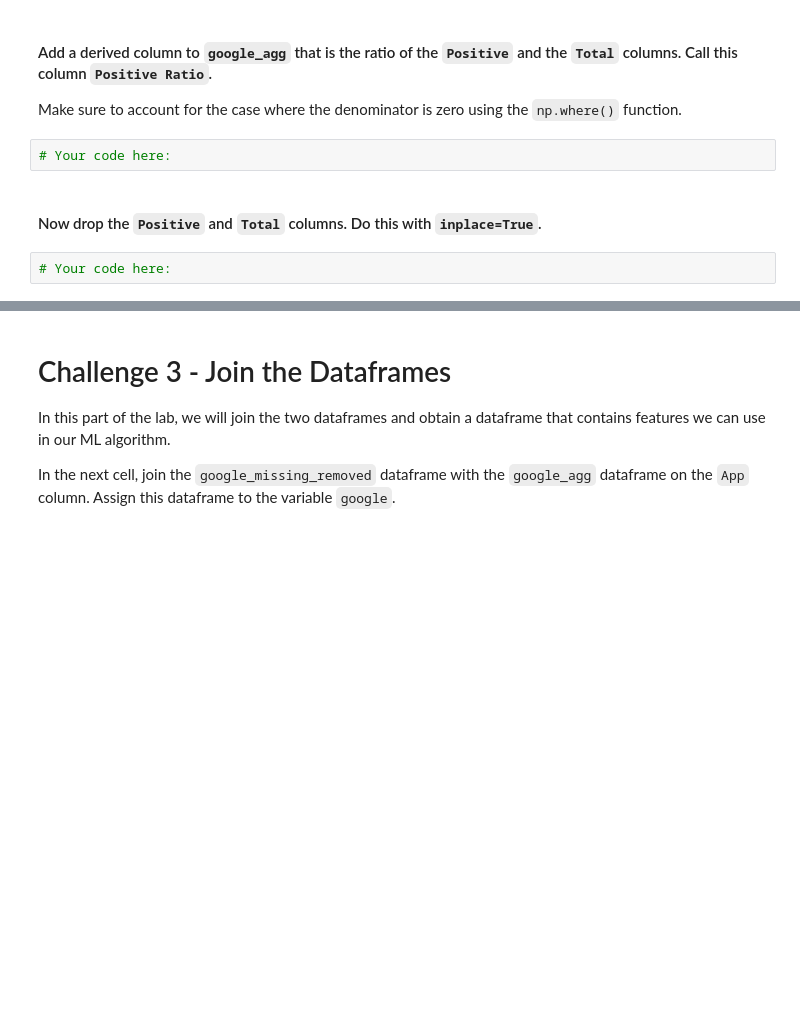
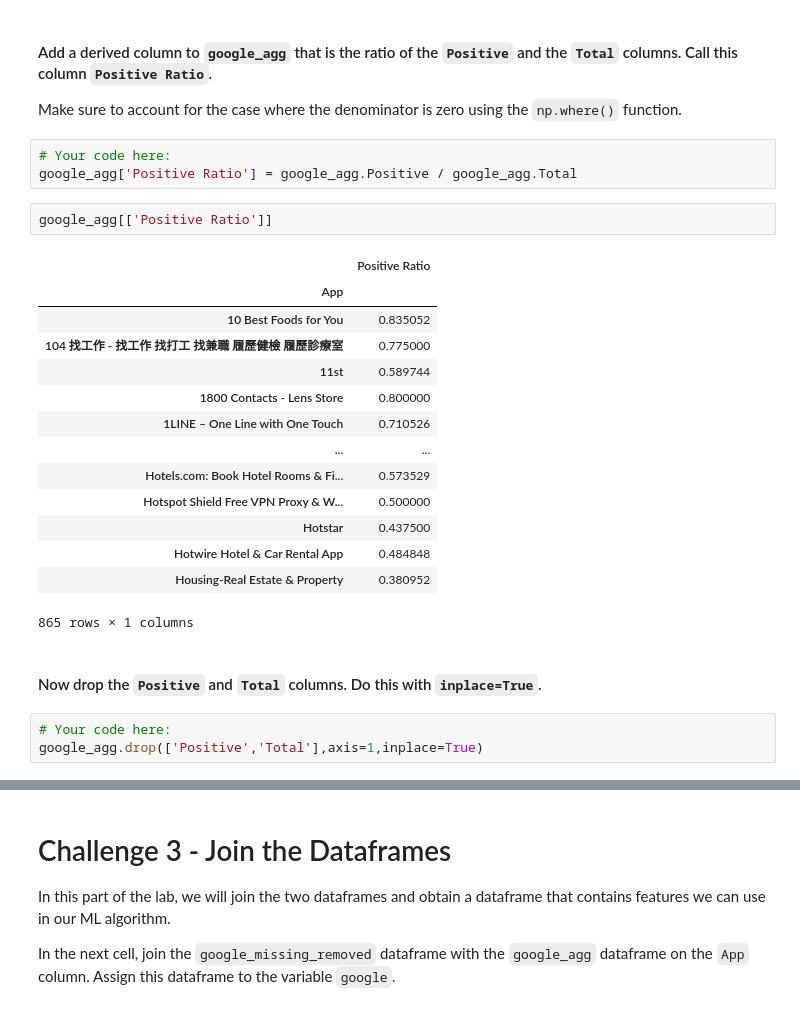
Before and after one commit to ironhack-bcn-data-pt/47-lab-supervised-learning-feature-extraction, a Jupyter notebook: your-code/notebooks/main.ipynb, the cells around one changed output, grey strips where cells are left out. Saved outputs shown, nothing was run; the diff lists cells and outputs as text; blank space fills up the shorter version.

```diff
--- a/your-code/notebooks/main.ipynb
+++ b/your-code/notebooks/main.ipynb
@@ -604,10 +604,29 @@ google_agg.head(5)
 Make sure to account for the case where the denominator is zero using the `np.where()` function.
 # %%
 # Your code here:
+google_agg['Positive Ratio'] = google_agg.Positive / google_agg.Total
+# %%
+google_agg[['Positive Ratio']]
+# %% [output]
+|  | Positive Ratio |
+| App |  |
+| 10 Best Foods for You | 0.835052 |
+| 104 找工作 - 找工作 找打工 找兼職 履歷健檢 履歷診療室 | 0.775000 |
+| 11st | 0.589744 |
+| 1800 Contacts - Lens Store | 0.800000 |
+| 1LINE – One Line with One Touch | 0.710526 |
+| ... | ... |
+| Hotels.com: Book Hotel Rooms & Fi... | 0.573529 |
+| Hotspot Shield Free VPN Proxy & W... | 0.500000 |
+| Hotstar | 0.437500 |
+| Hotwire Hotel & Car Rental App | 0.484848 |
+| Housing-Real Estate & Property | 0.380952 |
+865 rows × 1 columns
 # %% [markdown]
 #### Now drop the `Positive` and `Total` columns. Do this with `inplace=True`.
 # %%
 # Your code here:
+google_agg.drop(['Positive','Total'],axis=1,inplace=True)
 # %% [markdown]
 Print the first 5 rows of `google_agg`. Your output should look like:
 
```
Also changed, not shown: parts of 1 cell of this notebook.
